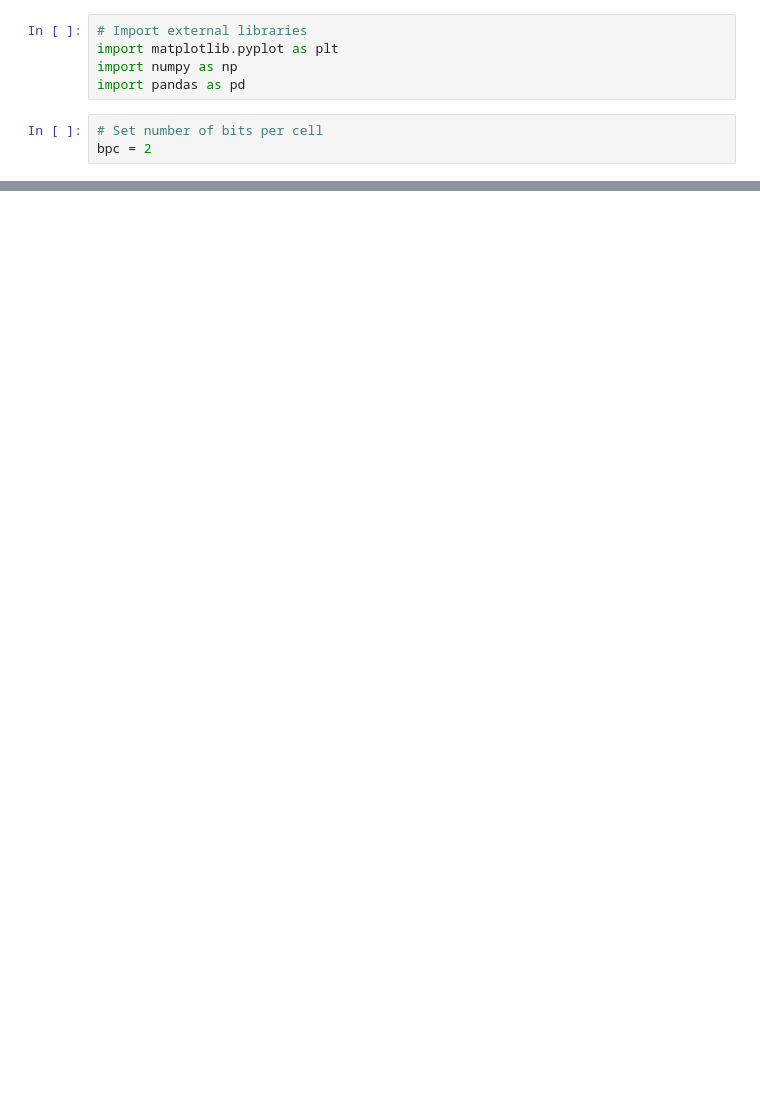
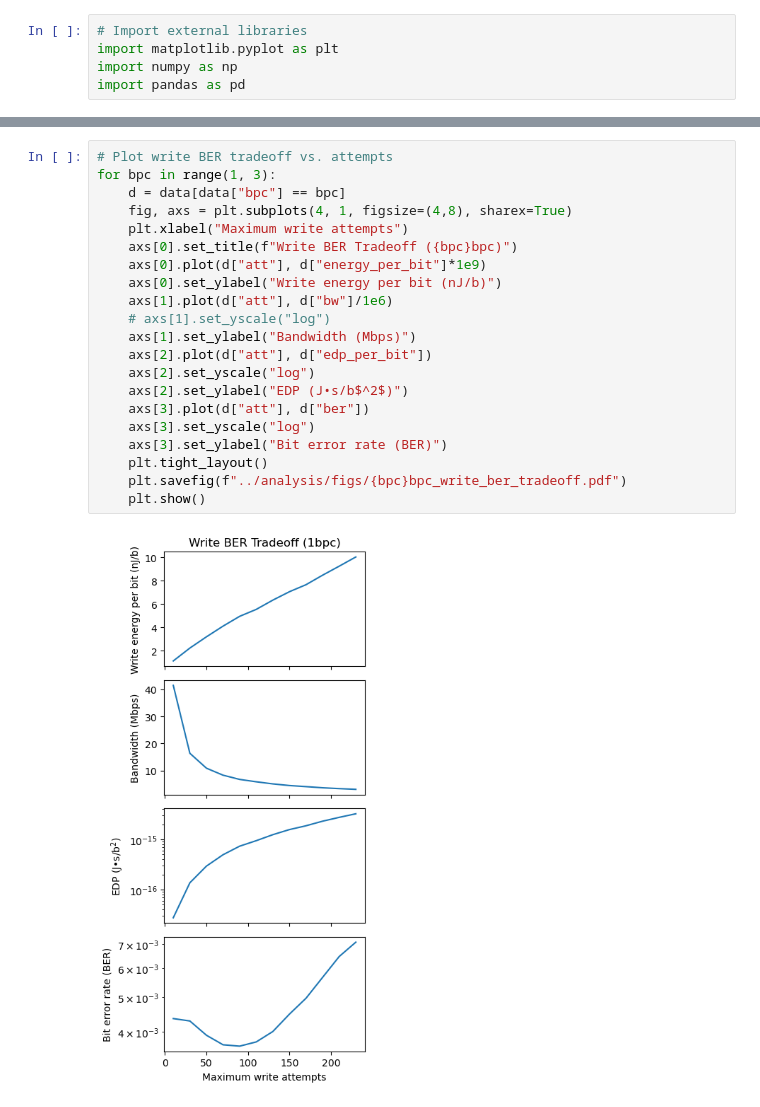
Before and after one commit to akashlevy/ember-python, a Jupyter notebook: opt/analysis.ipynb, the cells around one changed output, grey strips where cells are left out. Saved outputs shown, nothing was run; the diff lists cells and outputs as text; blank space fills up the shorter version.

Commit message:
Write BER tradeoff

```diff
--- a/opt/analysis.ipynb
+++ b/opt/analysis.ipynb
@@ -3,9 +3,6 @@
 import matplotlib.pyplot as plt
 import numpy as np
 import pandas as pd
-# %%
-# Set number of bits per cell
-bpc = 2
 # %%
 # Analyze reliability, bandwidth, energy
 data = []
@@ -83,0 +87,23 @@ data
+# %%
+# Plot write BER tradeoff vs. attempts
+for bpc in range(1, 3):
+    d = data[data["bpc"] == bpc]
+    fig, axs = plt.subplots(4, 1, figsize=(4,8), sharex=True)
+    plt.xlabel("Maximum write attempts")
+    axs[0].set_title(f"Write BER Tradeoff ({bpc}bpc)")
+    axs[0].plot(d["att"], d["energy_per_bit"]*1e9)
+    axs[0].set_ylabel("Write energy per bit (nJ/b)")
+    axs[1].plot(d["att"], d["bw"]/1e6)
+    # axs[1].set_yscale("log")
+    axs[1].set_ylabel("Bandwidth (Mbps)")
+    axs[2].plot(d["att"], d["edp_per_bit"])
+    axs[2].set_yscale("log")
+    axs[2].set_ylabel("EDP (J•s/b$^2$)")
+    axs[3].plot(d["att"], d["ber"])
+    axs[3].set_yscale("log")
+    axs[3].set_ylabel("Bit error rate (BER)")
+    plt.tight_layout()
+    plt.savefig(f"../analysis/figs/{bpc}bpc_write_ber_tradeoff.pdf")
+    plt.show()
+# %% [output]
+[figure, added]
```
Also changed, not shown: parts of 2 cells of this notebook, 3 other files.
